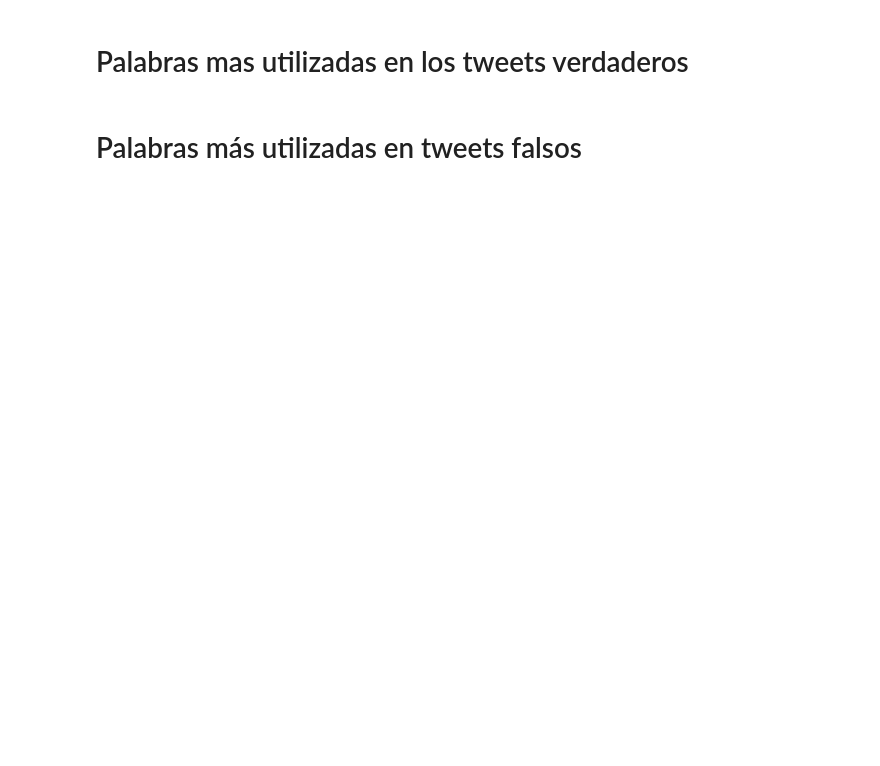
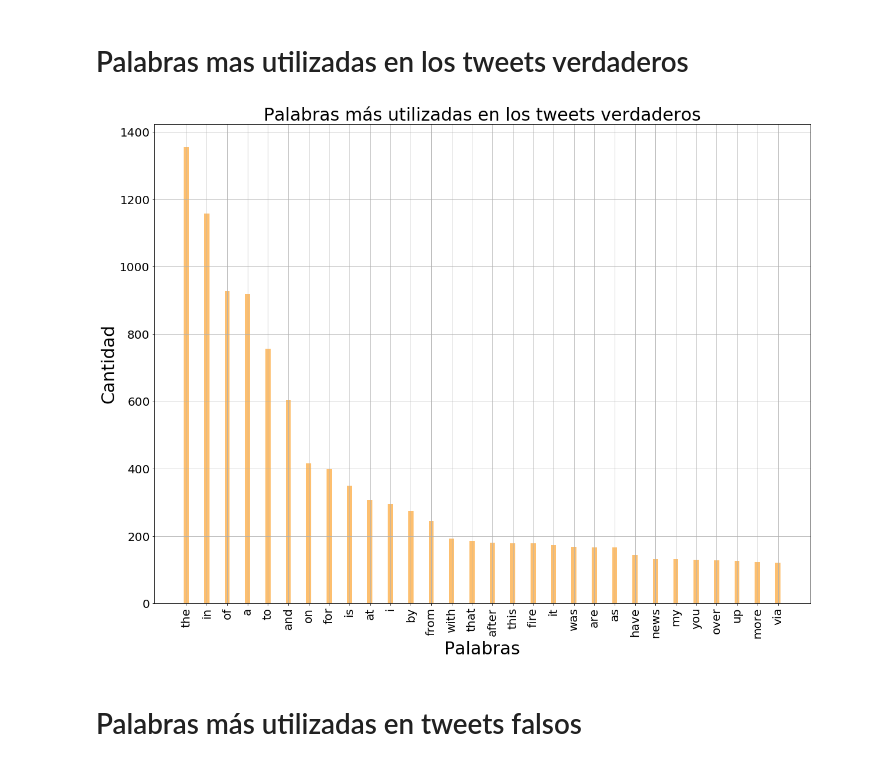
Before and after one commit to FranciscoGauna/TP1-Datos, a Jupyter notebook: Analisis-Seba.ipynb, the cells around one changed output. Cells and saved outputs as stored; diff of their text form; code cells hidden in the pictures; blank space fills up the shorter version.

Commit message:
Add comparision between popular words in true and fake tweets

```diff
--- a/Analisis-Seba.ipynb
+++ b/Analisis-Seba.ipynb
@@ -116,18 +116,5 @@ links.value_counts().plot(kind="bar");
 # %% [markdown]
 # Palabras mas utilizadas en los tweets verdaderos
-# %%
-def sacar_puntuacion(x):
-  puntuacion="@#!?,¿+&*_[]-%.:/();$=><|{}^" + "'`"
-  for p in puntuacion:
-    x=x.replace(p, f'')
-  return x
-
-def limpiar_texto(x):
-    x = re.sub(r"&amp", "and", x)
-    x=x.lower()
-
-    x=sacar_puntuacion(x)
-    return x
 # %%
 true_tweets = tweets[tweets["target"] == 1]
 #print(true_tweets.count())
@@ -136,6 +123,8 @@ clean_true_tweets=true_tweets['text'].apply(limpiar_texto)
 textototal = clean_true_tweets.values
 
 textototal = " ".join(textototal)
+textototal = re.sub(' +', ' ', textototal) #remove duplicated spaces
+
 frecuencia_palabras = nltk.FreqDist(textototal.split(" "))
 datos_frecuencia_palabras=frecuencia_palabras.most_common(30)
 
@@ -145,18 +134,20 @@ for clave,valor in datos_frecuencia_palabras:
   palabras.append(clave)
   cantidad.append(valor)
 # %%
-palabras_con_cantidad=pd.DataFrame({"palabras":palabras,"cantidad":cantidad})
+palabras_tweets_verdaderos_con_cantidad=pd.DataFrame({"palabras":palabras,"cantidad":cantidad})
 # %%
 plt.figure(figsize=[20,15])
-x=np.arange(len(palabras_con_cantidad['palabras']))
-plt.bar(x,palabras_con_cantidad['cantidad'], width = 0.25,color=plt.cm.Paired(6))
+x=np.arange(len(palabras_tweets_verdaderos_con_cantidad['palabras']))
+plt.bar(x,palabras_tweets_verdaderos_con_cantidad['cantidad'], width = 0.25,color=plt.cm.Paired(6))
 plt.grid(True)
-plt.xticks(np.arange(len(palabras_con_cantidad['cantidad'])),palabras_con_cantidad['palabras'],rotation='vertical',size=20)
+plt.xticks(np.arange(len(palabras_tweets_verdaderos_con_cantidad['cantidad'])),palabras_tweets_verdaderos_con_cantidad['palabras'],rotation='vertical',size=20)
 plt.yticks(size=20)
 plt.title('Palabras más utilizadas en los tweets verdaderos',size=30)
 plt.xlabel('Palabras',size=30)
 plt.ylabel('Cantidad',size=30)
 plt.show()
+# %% [output]
+[figure, added]
 # %% [markdown]
 # Palabras más utilizadas en tweets falsos
 # %%
```
Also changed, not shown: parts of 9 cells of this notebook, 1 other file.
